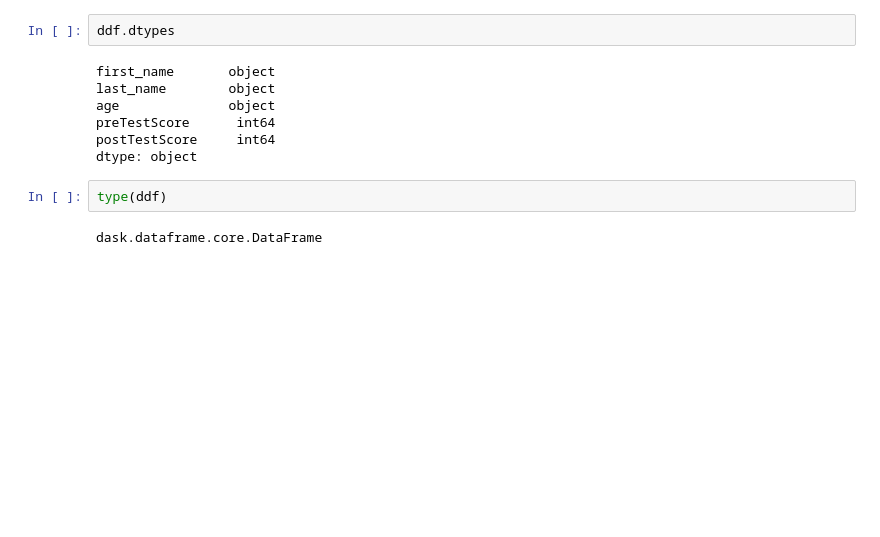
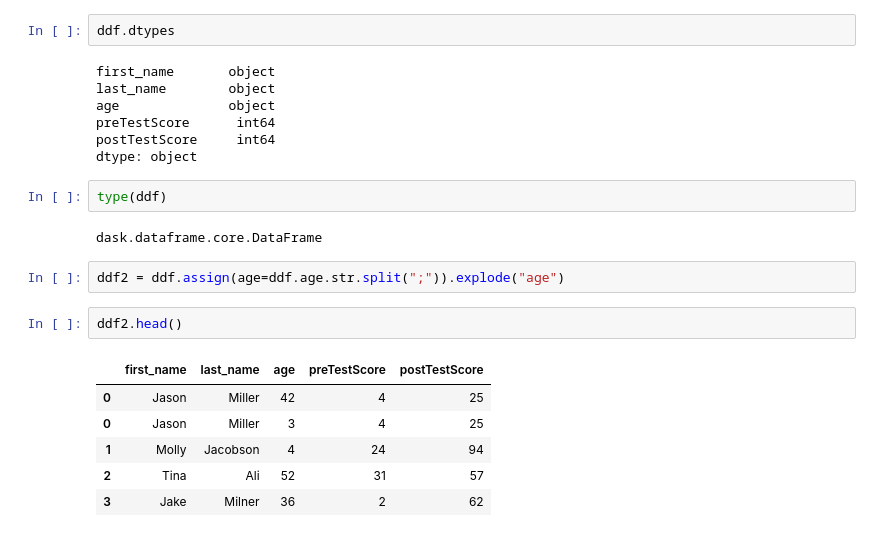
Before and after one commit to nguyendo24/spark_issues, a Jupyter notebook: dask_test.ipynb, the cells around one changed output. Cells and saved outputs as stored; diff of their text form; blank space fills up the shorter version.

```diff
--- a/dask_test.ipynb
+++ b/dask_test.ipynb
@@ -108,3 +106,14 @@ dtype: object
 type(ddf)
 # %% [output]
 dask.dataframe.core.DataFrame
+# %%
+ddf2 = ddf.assign(age=ddf.age.str.split(";")).explode("age")
+# %%
+ddf2.head()
+# %% [output]
+|  | first_name | last_name | age | preTestScore | postTestScore |
+| 0 | Jason | Miller | 42 | 4 | 25 |
+| 0 | Jason | Miller | 3 | 4 | 25 |
+| 1 | Molly | Jacobson | 4 | 24 | 94 |
+| 2 | Tina | Ali | 52 | 31 | 57 |
+| 3 | Jake | Milner | 36 | 2 | 62 |
```
Also changed, not shown: parts of 21 cells of this notebook.
